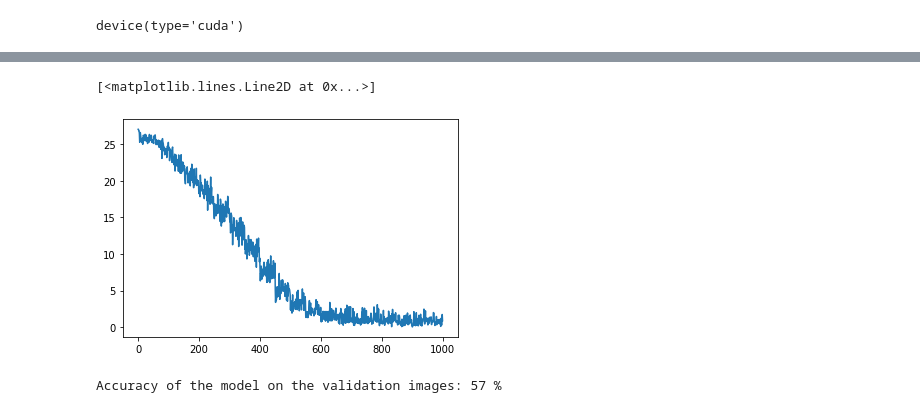
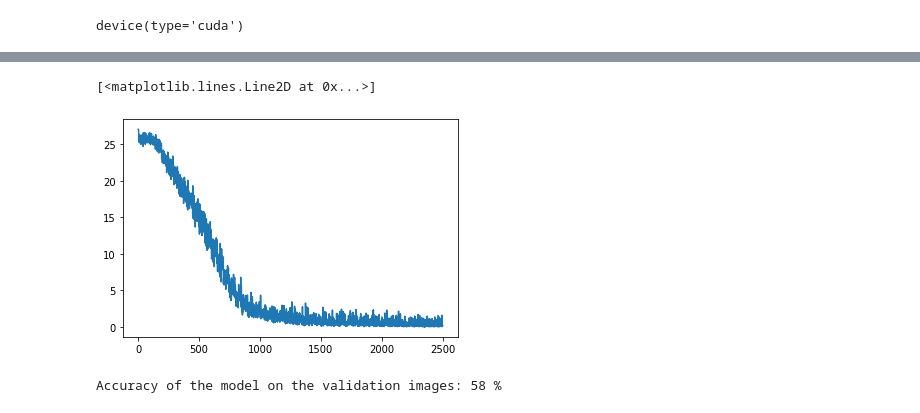
Before and after one commit to YanghuiWu/MV-Hat, a Jupyter notebook: test_vgg.ipynb, the cells around one changed output, grey strips where cells are left out. Saved outputs shown, nothing was run; the diff lists cells and outputs as text; code cells hidden in the pictures.

```diff
--- a/test_vgg.ipynb
+++ b/test_vgg.ipynb
@@ -54,8 +55,9 @@ in_channel = 3
 num_class = 15
 learning_rate = 1e-5
 batch_size = 16
-num_epochs = 20
+num_epochs = 50
 
+checkpoint = "vgg16_hats.pt"
 
 # Prepare Dataset
 dataset = HatsDataset(csv_file='Data_Full.csv', root_dir='Data_Full',
@@ -131,17 +133,17 @@ class VGG16(nn.Module):
         x = self.maxpool(x)
 
         x = F.relu(self.conv5_1(x))
-        # x = F.relu(self.conv5_2(x))
-        # x = F.relu(self.conv5_3(x))
+        x = F.relu(self.conv5_2(x))
+        x = F.relu(self.conv5_3(x))
         x = self.maxpool(x)
 
         x = x.reshape(x.shape[0], -1)
         # x = torch.flatten(x,1)
 
         x = F.relu(self.fc1(x))
-        # x = F.dropout(x, 0.5) #dropout was included to combat overfitting
+        x = F.dropout(x, 0.5) #dropout was included to combat overfitting
         x = F.relu(self.fc2(x))
-        # x = F.dropout(x, 0.5)
+        x = F.dropout(x, 0.5)
         x = self.fc3(x)
         return x
 # %%
@@ -214,27 +211,29 @@ Finished Training
 # %%
-torch.save(model.state_dict(), "vgg16_hats.pt")
+
+torch.save(model.state_dict(), checkpoint)
 
 plt.plot(losses)
 # %% [output]
 [<matplotlib.lines.Line2D at 0x...>]
-[figure, old version]
+[figure, new version]
 # %%
 correct = 0
 total = 0
 
 # reinitialize the model because the evaluation does not need dropout
 model = VGG16()
-model.load_state_dict(torch.load("vgg16_hats.pt"))
+model.load_state_dict(torch.load(checkpoint))
 model.eval()
+model.to('cuda')
 # YOUR CODE HERE
 # raise NotImplementedError()
 with torch.no_grad():
     for data in testloader:
         images, labels = data
-        images = images.to('cpu')
-        labels = labels.to('cpu')
-        # images = images.cuda()
-        # labels = labels.cuda()
+        # images = images.to('cpu')
+        # labels = labels.to('cpu')
+        images = images.cuda()
+        labels = labels.cuda()
         # calculate outputs by running images through the network
         outputs = model(images)
         # the class with the highest energy is what we choose as prediction
@@ -244,4 +243,4 @@ with torch.no_grad():
 
 print(f'Accuracy of the model on the validation images: {100 * correct // total} %')
 # %% [output]
-Accuracy of the model on the validation images: 57 %
+Accuracy of the model on the validation images: 58 %
```
Also changed, not shown: parts of 2 cells of this notebook.
